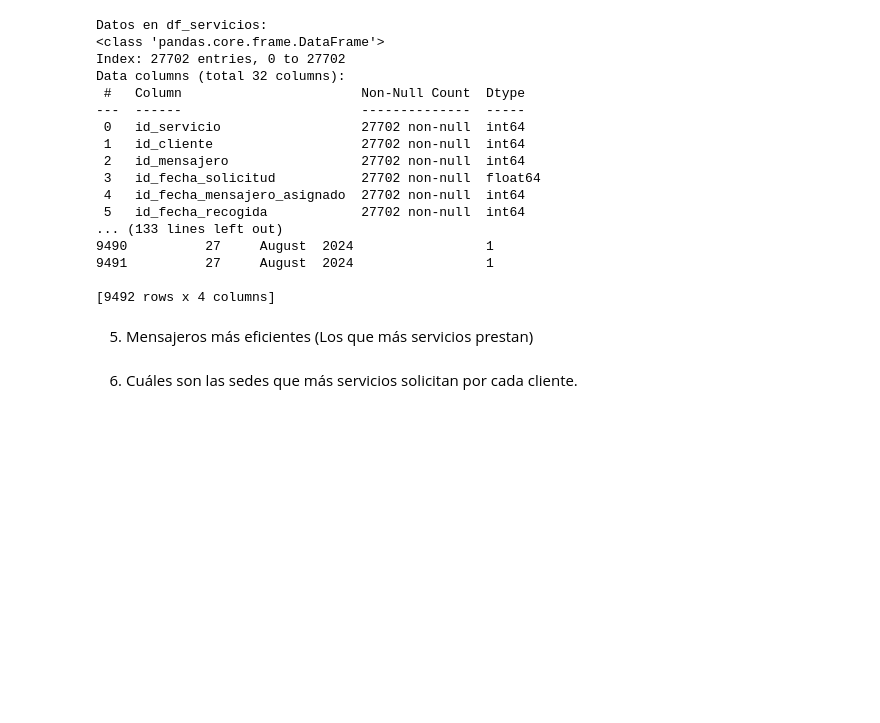
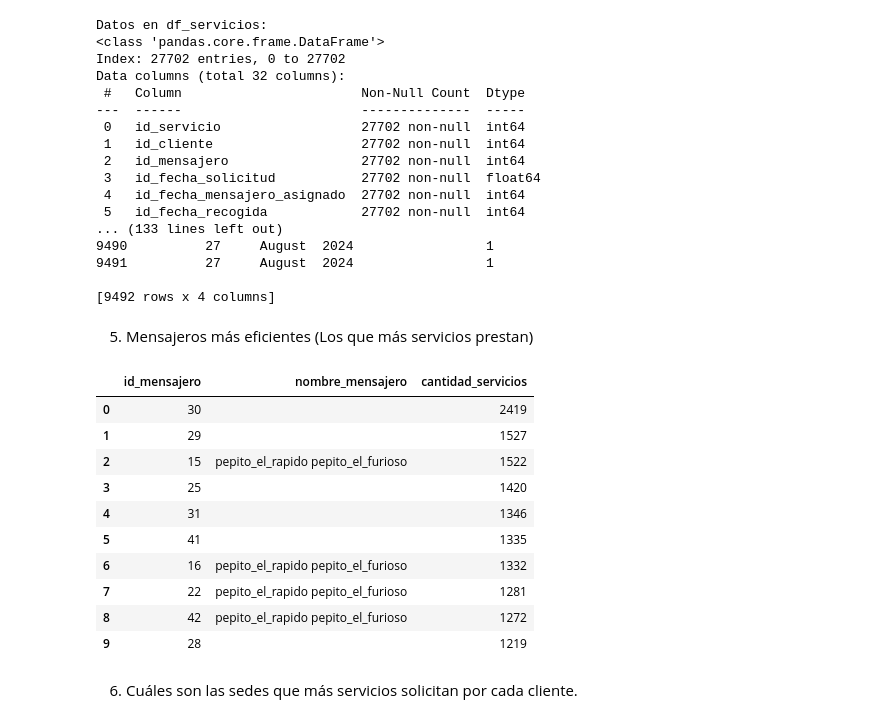
Before and after one commit to Alejandro1221/Rapido-Furioso, a Jupyter notebook: Untitled.ipynb, the cells around one changed output. Drawn from its saved outputs; the diff is of its cells as text; code cells hidden in the pictures; blank space fills up the shorter version.

```diff
--- a/Untitled.ipynb
+++ b/Untitled.ipynb
@@ -307,5 +307,37 @@ Data columns (total 32 columns):
 [9492 rows x 4 columns]
 # %% [markdown]
 5) Mensajeros más eficientes (Los que más servicios prestan)
+# %%
+query_resumen = """
+SELECT
+    m.id_mensajero,
+    m.nombre_mensajero,
+    COUNT(s.id_mensajero) AS cantidad_servicios
+FROM
+    servicios s
+JOIN
+    mensajero m ON s.id_mensajero = m.id_mensajero
+GROUP BY
+    m.id_mensajero
+ORDER BY
+    cantidad_servicios DESC;
+
+"""
+
+df_mensajero_resumen = pd.read_sql(query_resumen, engine_etl)
+
+df_mensajero_resumen.head(10)
+# %% [output]
+|  | id_mensajero | nombre_mensajero | cantidad_servicios |
+| 0 | 30 |  | 2419 |
+| 1 | 29 |  | 1527 |
+| 2 | 15 | pepito_el_rapido pepito_el_furioso | 1522 |
+| 3 | 25 |  | 1420 |
+| 4 | 31 |  | 1346 |
+| 5 | 41 |  | 1335 |
+| 6 | 16 | pepito_el_rapido pepito_el_furioso | 1332 |
+| 7 | 22 | pepito_el_rapido pepito_el_furioso | 1281 |
+| 8 | 42 | pepito_el_rapido pepito_el_furioso | 1272 |
+| 9 | 28 |  | 1219 |
 # %% [markdown]
 6) Cuáles son las sedes que más servicios solicitan por cada cliente.
```
Also changed, not shown: parts of 2 cells of this notebook.
